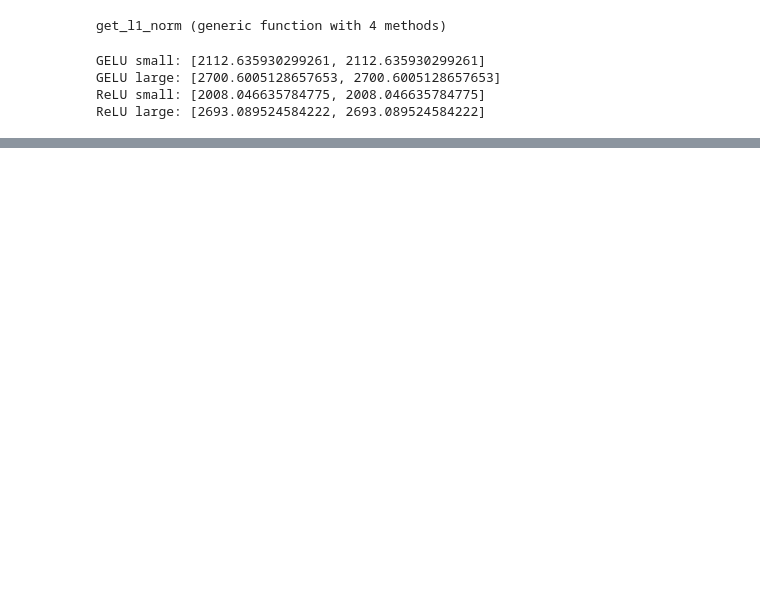
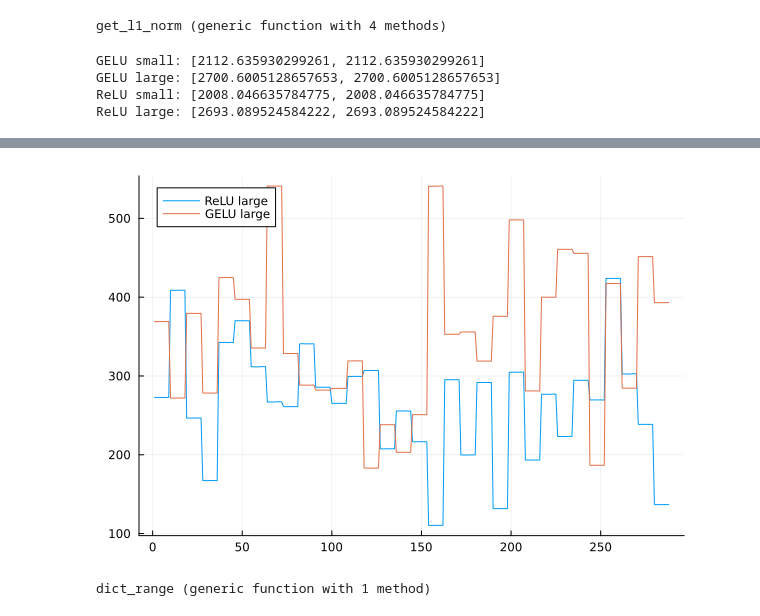
Before and after one commit to phK3/VeryDiffPolyExperiments, a Jupyter notebook: analysis/gelu/large_scale.ipynb, the cells around one changed output, grey strips where cells are left out. Cells and saved outputs as stored; diff of their text form; code cells hidden in the pictures; blank space fills up the shorter version.

```diff
--- a/analysis/gelu/large_scale.ipynb
+++ b/analysis/gelu/large_scale.ipynb
@@ -225,5 +226,6 @@ Dict{String, Any} with 10 entries:
 # %%
-cifar_relu_large_result_path = joinpath(@__DIR__, "..", "..", "results", "gelu", "cifar", "best_model_relu_bn_8_0.0001l1_results_2026-04-29T05:25:07.618.jld2")
+# cifar_relu_large_result_path = joinpath(@__DIR__, "..", "..", "results", "gelu", "cifar", "best_model_relu_bn_8_0.0001l1_results_2026-04-29T05:25:07.618.jld2")
+cifar_relu_large_result_path = joinpath(@__DIR__, "..", "..", "results", "gelu", "cifar", "best_model_relu_bn_8_0.0001l1_new_results_2026-04-29T19:16:57.771.jld2")
 cifar_relu_large_results = load(cifar_relu_large_result_path)["result_dict"]
 # %% [output]
 Dict{String, Any} with 10 entries:
@@ -255,3 +259,6 @@ GELU small: [2112.635930299261, 2112.635930299261]
 GELU large: [2700.6005128657653, 2700.6005128657653]
 ReLU small: [2008.046635784775, 2008.046635784775]
 ReLU large: [2693.089524584222, 2693.089524584222]
+# %%
+nodes_relu_large = cifar_relu_large_results["networks"][end].nodes
+nodes_gelu_large = cifar_gelu_large_results["networks"][end].nodes
@@ -257,0 +278,24 @@ ReLU large: [2693.089524584222, 2693.089524584222]
+# %%
+relu_large_l, relu_large_u = nodes_relu_large["/6/Gelu"].l, nodes_relu_large["/6/Gelu"].u
+gelu_large_l, gelu_large_u = nodes_gelu_large["node_gelu_2"].l, nodes_gelu_large["node_gelu_2"].u
+
+plot(relu_large_u .- relu_large_l, label="ReLU large")
+plot!(gelu_large_u .- gelu_large_l, label="GELU large")
+# %% [output]
+[figure, added]
+# %%
+coefficient_range(node::VeryDiff.ONNXChebyshevPoly) = [minimum(node.coeffs), maximum(node.coeffs)]
+coefficient_range(node) = nothing
+
+function coefficient_range(model::VNNLib.OnnxParser.OnnxNet)
+    d = Dict(keys(model.nodes) .=> coefficient_range.(values(model.nodes)))
+    filter(kv -> kv[2] !== nothing, d)
+end
+
+function dict_range(d)
+    dmin = minimum(minimum.(values(d)))
+    dmax = maximum(maximum.(values(d)))
+    [dmin, dmax]
+end
+# %% [output]
+dict_range (generic function with 1 method)
```
Also changed, not shown: parts of 16 cells of this notebook, 2 other files.
